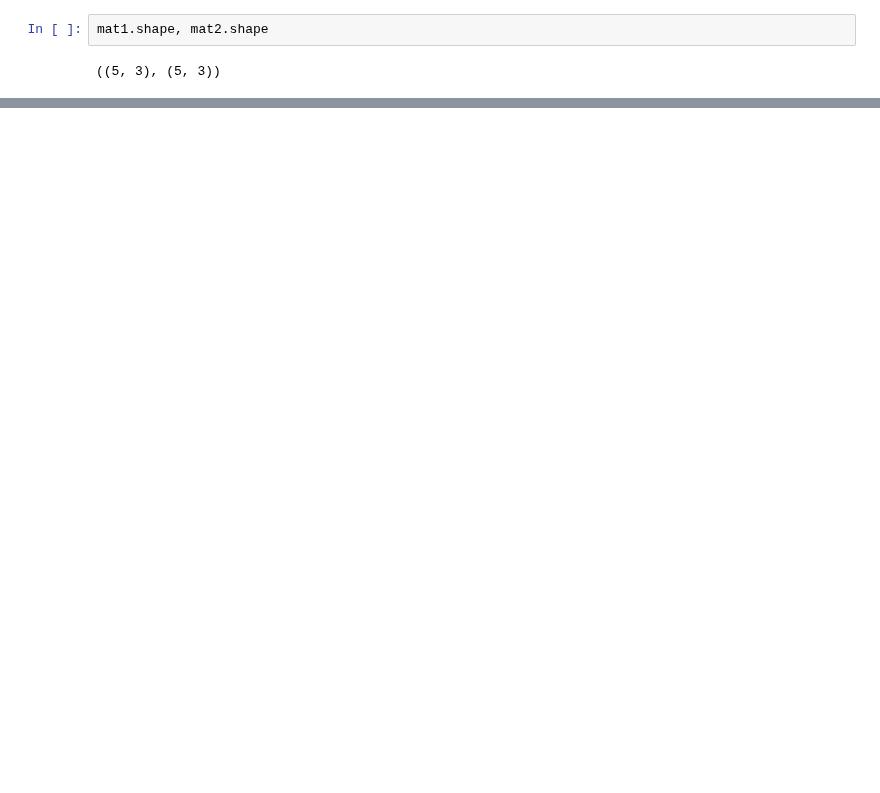
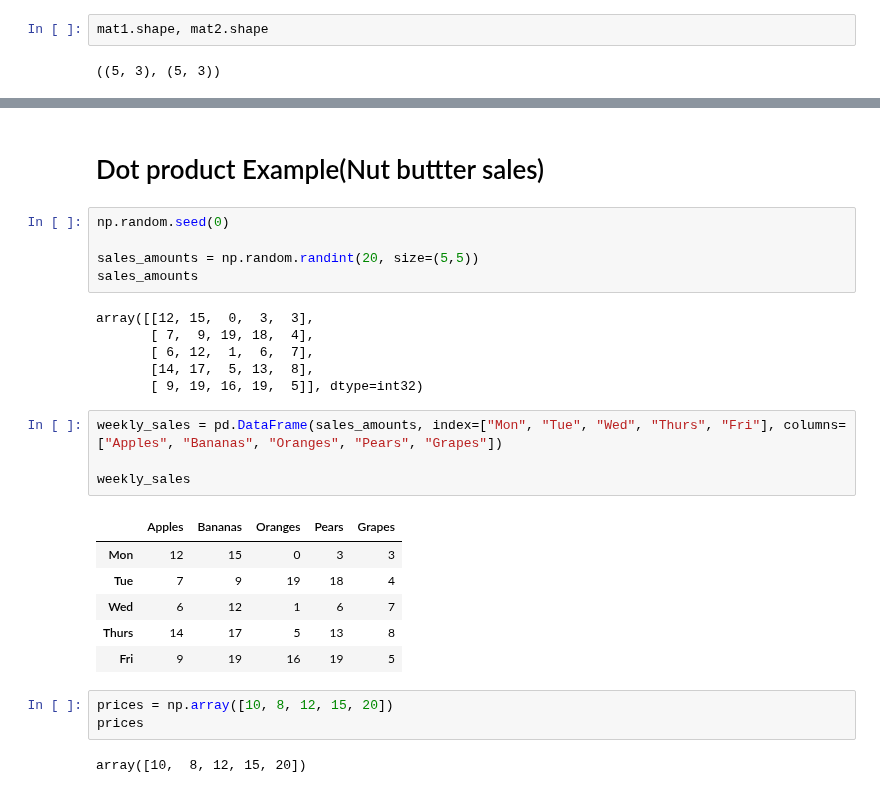
Before and after one commit to ayinde-xyz/ml-learn, a Jupyter notebook: numpy_learn.ipynb, the cells around one changed output, grey strips where cells are left out. Saved outputs shown, nothing was run; the diff lists cells and outputs as text; blank space fills up the shorter version.

```diff
--- a/numpy_learn.ipynb
+++ b/numpy_learn.ipynb
@@ -471,0 +472,29 @@ array([[173, 155, 168],
+# %% [markdown]
+# Dot product Example(Nut buttter sales)
+# %%
+np.random.seed(0)
+
+sales_amounts = np.random.randint(20, size=(5,5))
+sales_amounts
+# %% [output]
+array([[12, 15,  0,  3,  3],
+       [ 7,  9, 19, 18,  4],
+       [ 6, 12,  1,  6,  7],
+       [14, 17,  5, 13,  8],
+       [ 9, 19, 16, 19,  5]], dtype=int32)
+# %%
+weekly_sales = pd.DataFrame(sales_amounts, index=["Mon", "Tue", "Wed", "Thurs", "Fri"], columns=["Apples", "Bananas", "Oranges", "Pears", "Grapes"])
+
+weekly_sales
+# %% [output]
+|  | Apples | Bananas | Oranges | Pears | Grapes |
+| Mon | 12 | 15 | 0 | 3 | 3 |
+| Tue | 7 | 9 | 19 | 18 | 4 |
+| Wed | 6 | 12 | 1 | 6 | 7 |
+| Thurs | 14 | 17 | 5 | 13 | 8 |
+| Fri | 9 | 19 | 16 | 19 | 5 |
+# %%
+prices = np.array([10, 8, 12, 15, 20])
+prices
+# %% [output]
+array([10,  8, 12, 15, 20])
```
Also changed, not shown: parts of 17 cells of this notebook.
